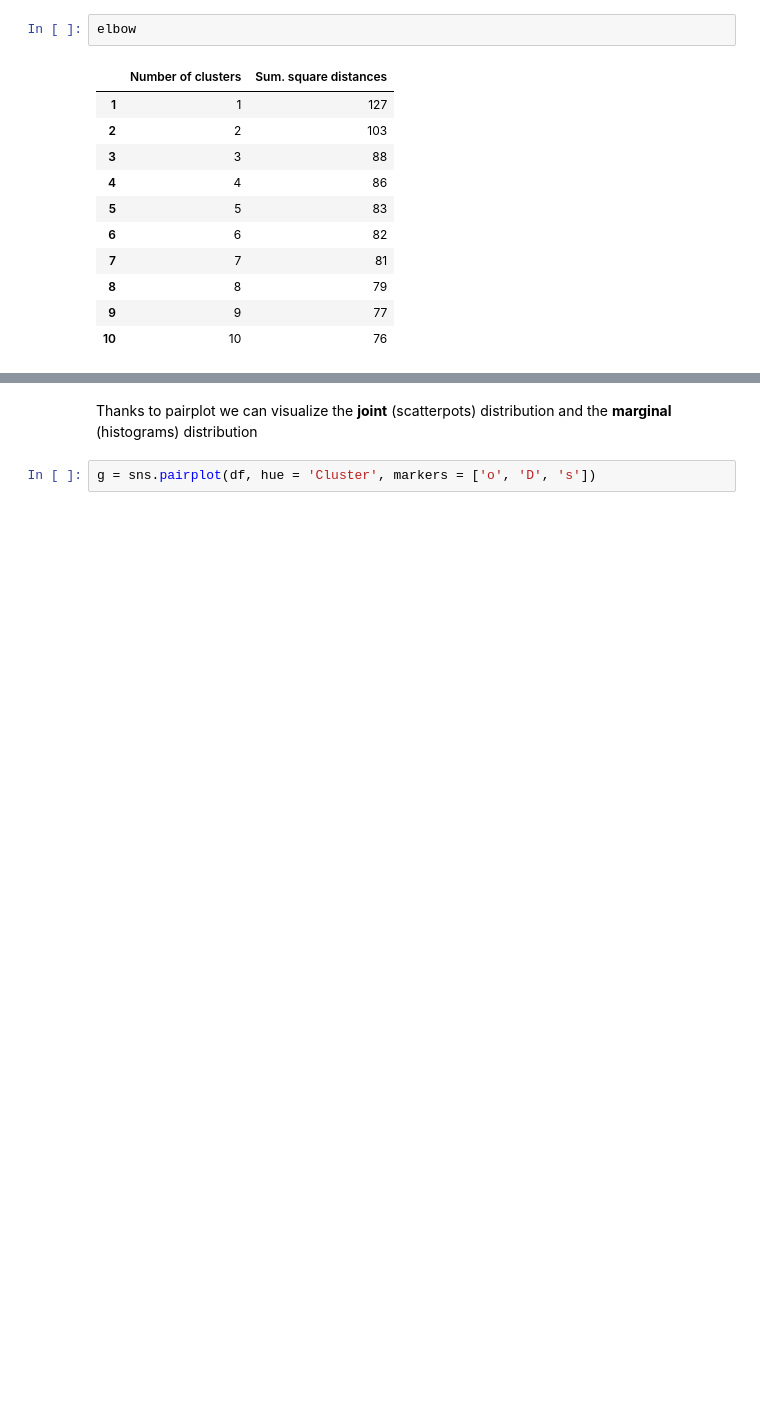
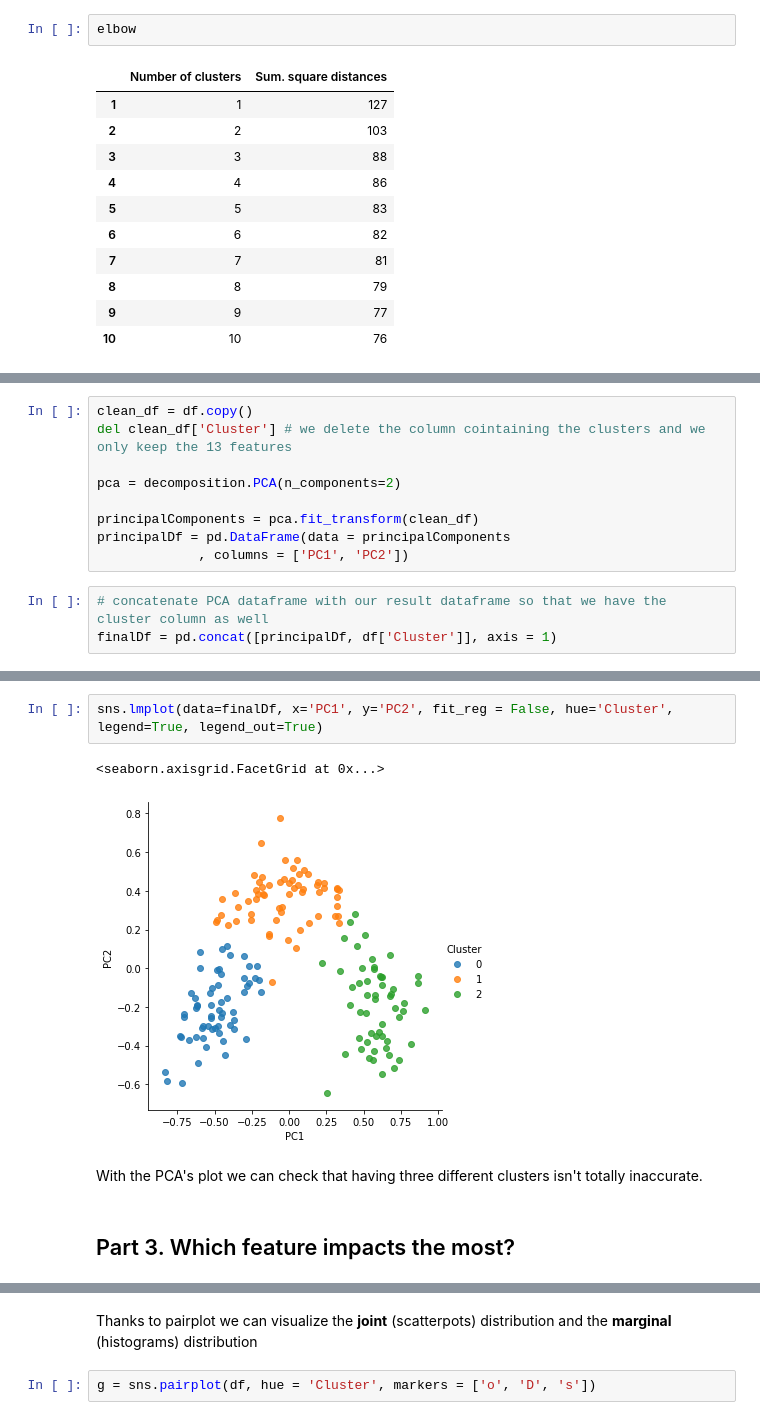
Before and after one commit to LucaScofano/Homework-4-ADM, a Jupyter notebook: Luca/K means.ipynb, the cells around one changed output, grey strips where cells are left out. Cells and saved outputs as stored; diff of their text form; blank space fills up the shorter version.

```diff
--- a/Luca/K means.ipynb
+++ b/Luca/K means.ipynb
@@ -136,0 +172,12 @@ As we can see the number of clusters that we should use is 3
+# %%
+clean_df = df.copy()
+del clean_df['Cluster'] # we delete the column cointaining the clusters and we only keep the 13 features
+
+pca = decomposition.PCA(n_components=2)
+
+principalComponents = pca.fit_transform(clean_df)
+principalDf = pd.DataFrame(data = principalComponents
+             , columns = ['PC1', 'PC2'])
+# %%
+# concatenate PCA dataframe with our result dataframe so that we have the cluster column as well
+finalDf = pd.concat([principalDf, df['Cluster']], axis = 1)
@@ -136,0 +193,9 @@ As we can see the number of clusters that we should use is 3
+# %%
+sns.lmplot(data=finalDf, x='PC1', y='PC2', fit_reg = False, hue='Cluster', legend=True, legend_out=True)
+# %% [output]
+<seaborn.axisgrid.FacetGrid at 0x...>
+[figure, added]
+# %% [markdown]
+With the PCA's plot we can check that having three different clusters isn't totally inaccurate.
+# %% [markdown]
+## Part 3. Which feature impacts the most?
```
Also changed, not shown: parts of 29 cells of this notebook.
